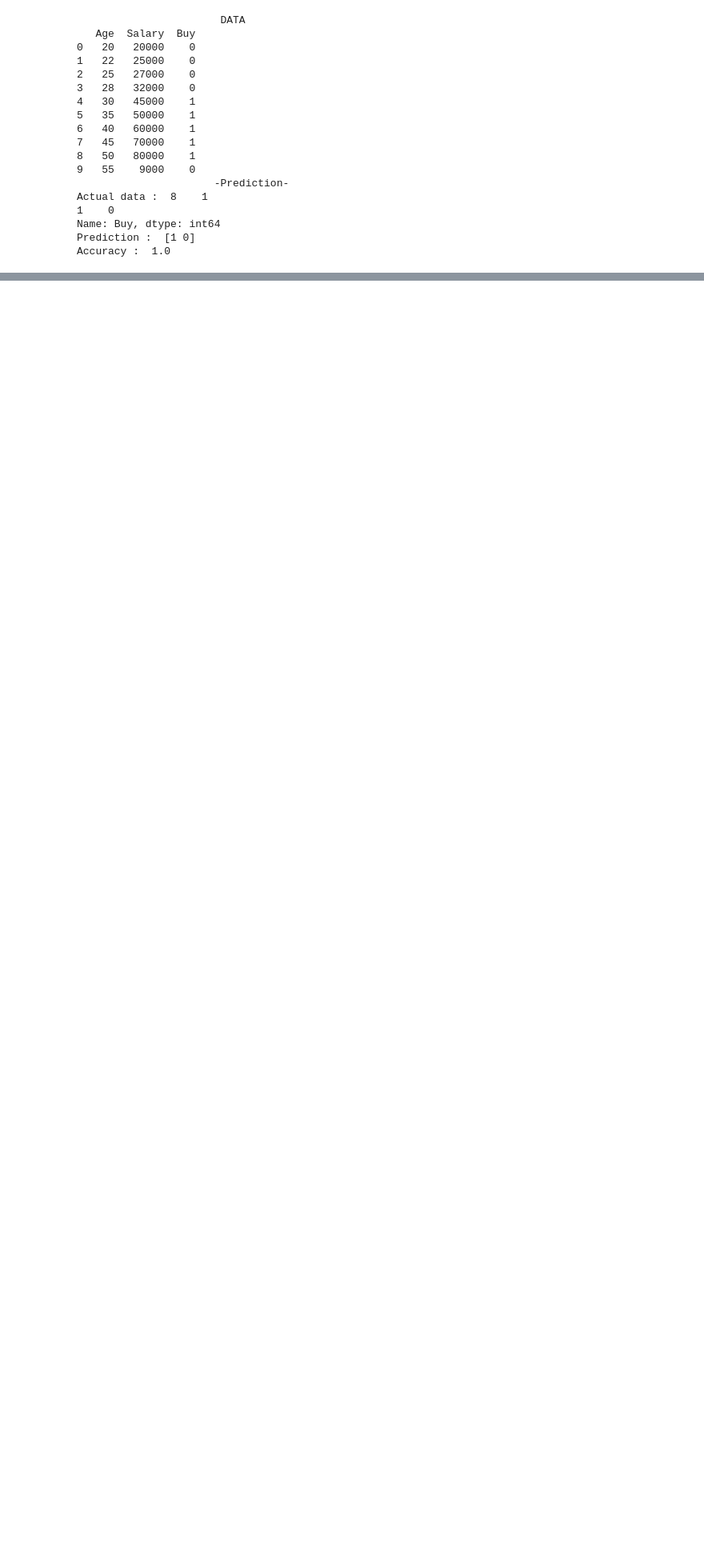
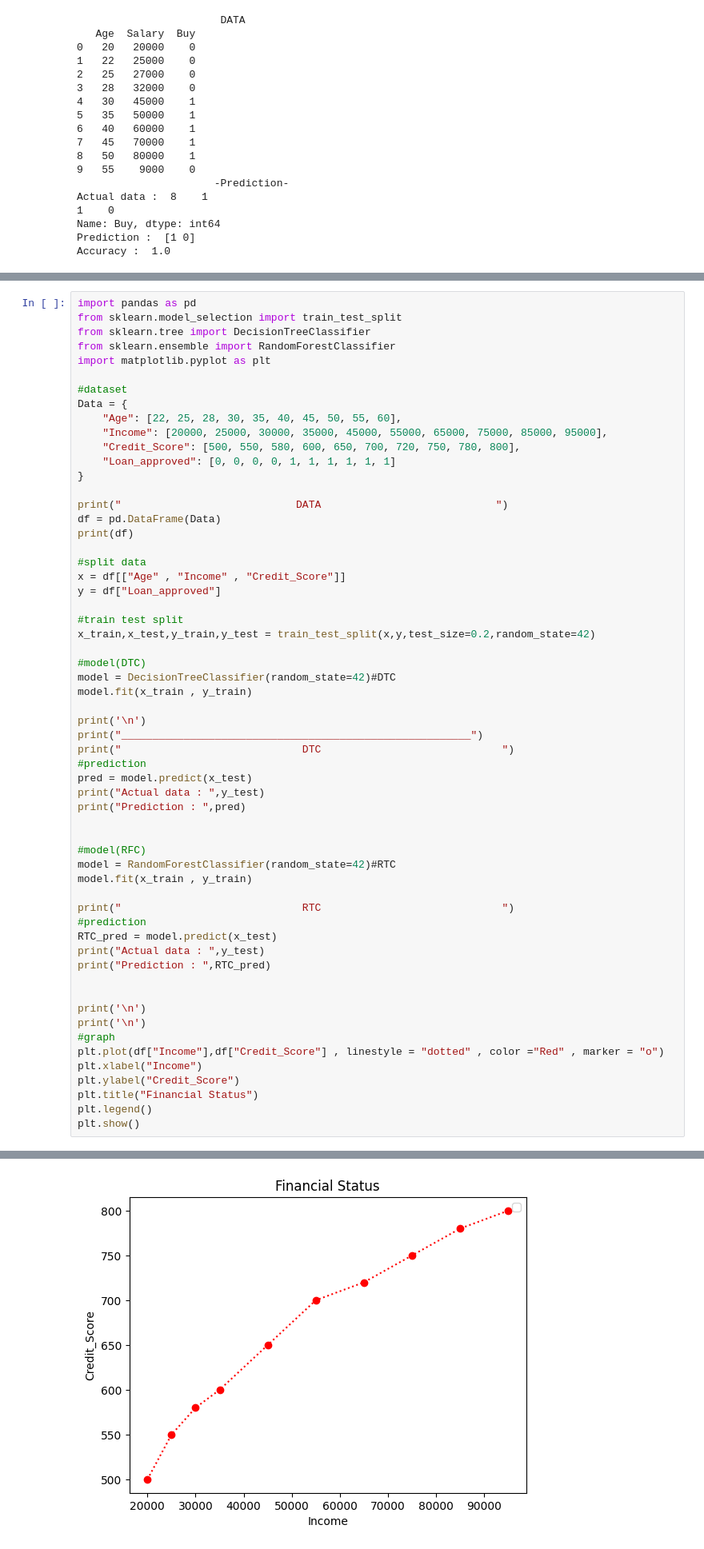
Before and after one commit to kunaldhabhai25-ctrl/Data-Science__45-Days, a Jupyter notebook: DSML(D-26).ipynb, the cells around one changed output, grey strips where cells are left out. Shown at 80% size. Cells and saved outputs as stored; diff of their text form; blank space fills up the shorter version.

```diff
--- a/DSML(D-26).ipynb
+++ b/DSML(D-26).ipynb
@@ -120,0 +123,60 @@ Accuracy :  1.0
+# %%
+import pandas as pd
+from sklearn.model_selection import train_test_split
+from sklearn.tree import DecisionTreeClassifier
+from sklearn.ensemble import RandomForestClassifier
+import matplotlib.pyplot as plt
+
+#dataset
+Data = {
+    "Age": [22, 25, 28, 30, 35, 40, 45, 50, 55, 60],
+    "Income": [20000, 25000, 30000, 35000, 45000, 55000, 65000, 75000, 85000, 95000],
+    "Credit_Score": [500, 550, 580, 600, 650, 700, 720, 750, 780, 800],
+    "Loan_approved": [0, 0, 0, 0, 1, 1, 1, 1, 1, 1]
+}
+
+print("                            DATA                            ")
+df = pd.DataFrame(Data)
+print(df)
+
+#split data
+x = df[["Age" , "Income" , "Credit_Score"]]
+y = df["Loan_approved"]
+
+#train test split
+x_train,x_test,y_train,y_test = train_test_split(x,y,test_size=0.2,random_state=42)
+
+#model(DTC)
+model = DecisionTreeClassifier(random_state=42)#DTC
+model.fit(x_train , y_train)
+
+print('\n')
+print("________________________________________________________")
+print("                             DTC                             ")
+#prediction
+pred = model.predict(x_test)
+print("Actual data : ",y_test)
+print("Prediction : ",pred)
+
+
+#model(RFC)
+model = RandomForestClassifier(random_state=42)#RTC
+model.fit(x_train , y_train)
+
+print("                             RTC                             ")
+#prediction
+RTC_pred = model.predict(x_test)
+print("Actual data : ",y_test)
+print("Prediction : ",RTC_pred)
+
+
+print('\n')
+print('\n')
+#graph
+plt.plot(df["Income"],df["Credit_Score"] , linestyle = "dotted" , color ="Red" , marker = "o")
+plt.xlabel("Income")
+plt.ylabel("Credit_Score")
+plt.title("Financial Status")
+plt.legend()
+plt.show()
+# %% [output]
@@ -120,0 +200 @@ Accuracy :  1.0
+[figure, added]
```
Also changed, not shown: parts of 2 cells of this notebook.
